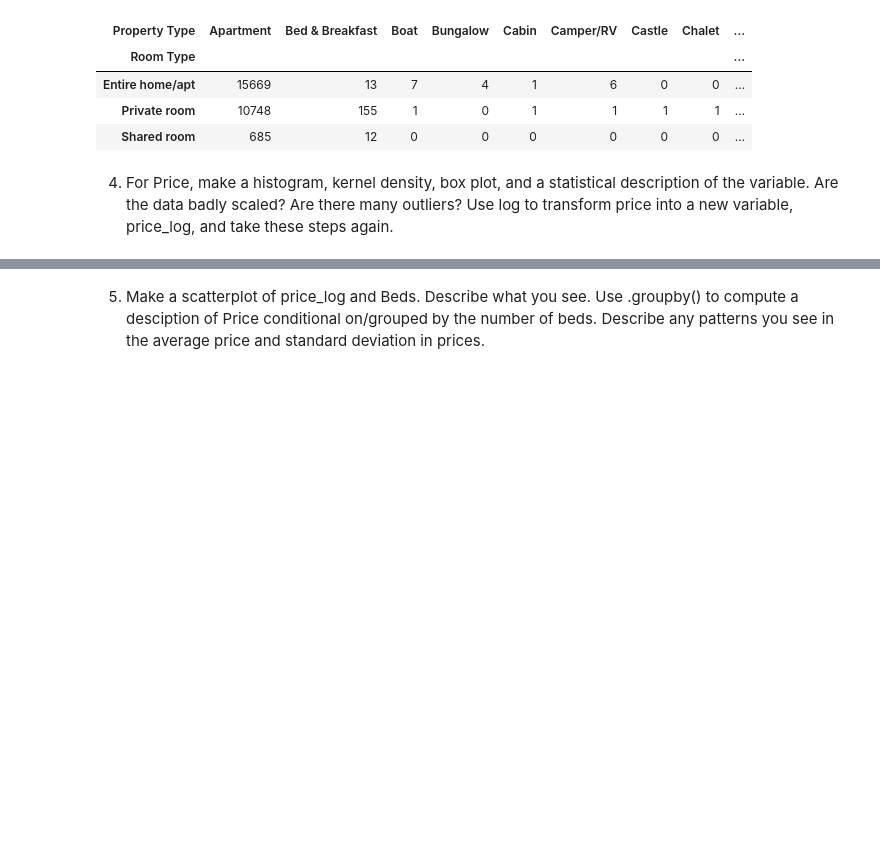
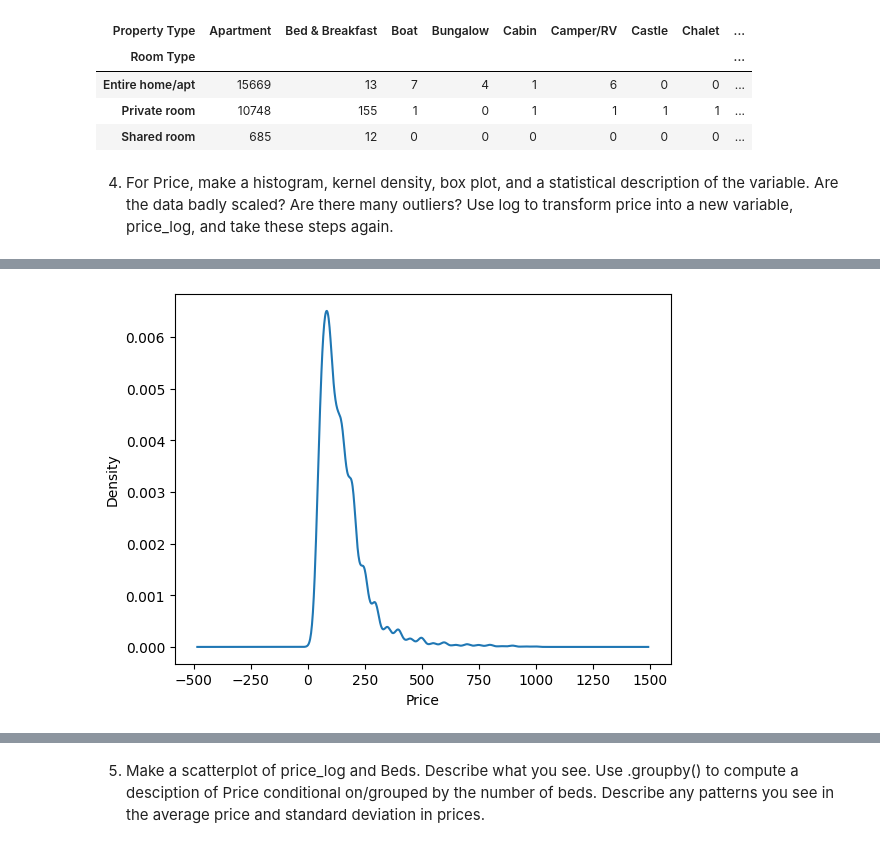
Before and after one commit to simoneminorr/eda_assignment, a Jupyter notebook: assignment.ipynb, the cells around one changed output, grey strips where cells are left out. Saved outputs shown, nothing was run; the diff lists cells and outputs as text; code cells hidden in the pictures; blank space fills up the shorter version.

```diff
--- a/assignment.ipynb
+++ b/assignment.ipynb
@@ -141 +155,9 @@ NameError: name 'x' is not defined
+# %%
+#kernel density for initial data
+var='Price'
+airbnb[var].plot.kde()
+plt.xlabel('Price')
+plt.show()
+# %% [output]
+[figure, added]
 # %%
```
Also changed, not shown: parts of 23 cells of this notebook.
